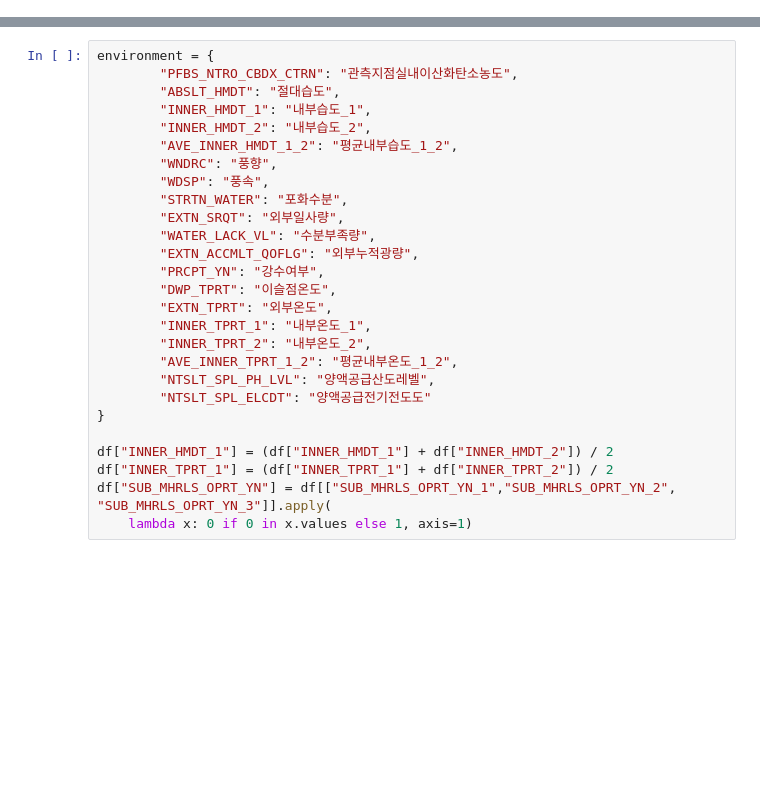
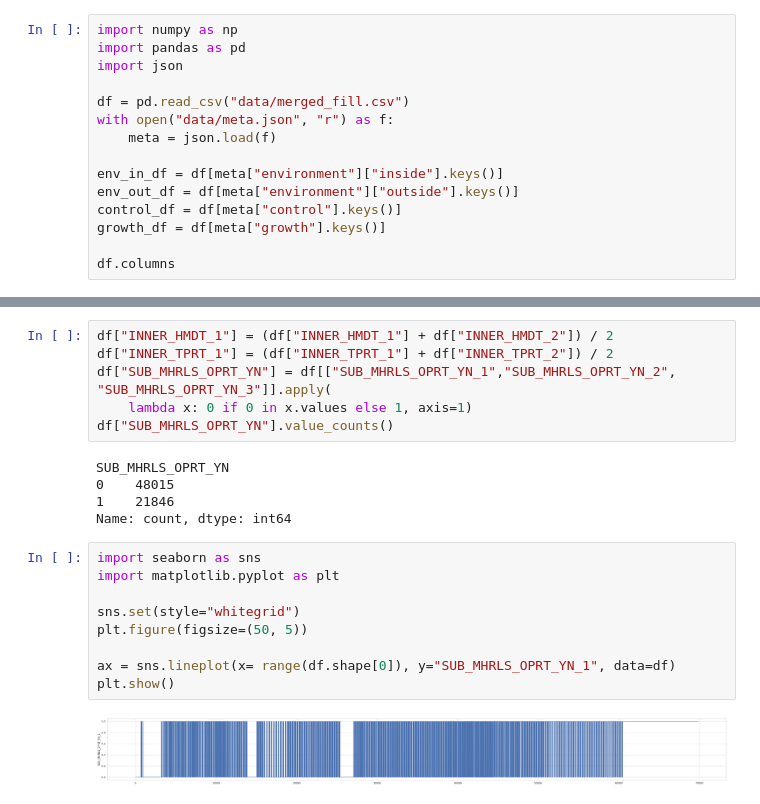
Before and after one commit to agtechresearch/tomato2023, a Jupyter notebook: src/ml/main_rl.ipynb, the cells around one changed output, grey strips where cells are left out. Drawn from its saved outputs; the diff is of its cells as text; blank space fills up the shorter version.

Commit message:
ADD: control data visualization

```diff
--- a/src/ml/main_rl.ipynb
+++ b/src/ml/main_rl.ipynb
@@ -30,0 +1,15 @@ KeyError: 'CLR_OPRT_YN_1'
+# %%
+import numpy as np
+import pandas as pd
+import json
+
+df = pd.read_csv("data/merged_fill.csv")
+with open("data/meta.json", "r") as f:
+    meta = json.load(f)
+
+env_in_df = df[meta["environment"]["inside"].keys()]
+env_out_df = df[meta["environment"]["outside"].keys()]
+control_df = df[meta["control"].keys()]
+growth_df = df[meta["growth"].keys()]
+
+df.columns
@@ -31,27 +34,22 @@ KeyError: 'CLR_OPRT_YN_1'
 # %%
-environment = {
-        "PFBS_NTRO_CBDX_CTRN": "관측지점실내이산화탄소농도",
-        "ABSLT_HMDT": "절대습도",
-        "INNER_HMDT_1": "내부습도_1",
-        "INNER_HMDT_2": "내부습도_2",
-        "AVE_INNER_HMDT_1_2": "평균내부습도_1_2",
-        "WNDRC": "풍향",
-        "WDSP": "풍속",
-        "STRTN_WATER": "포화수분",
-        "EXTN_SRQT": "외부일사량",
-        "WATER_LACK_VL": "수분부족량",
-        "EXTN_ACCMLT_QOFLG": "외부누적광량",
-        "PRCPT_YN": "강수여부",
-        "DWP_TPRT": "이슬점온도",
-        "EXTN_TPRT": "외부온도",
-        "INNER_TPRT_1": "내부온도_1",
-        "INNER_TPRT_2": "내부온도_2",
-        "AVE_INNER_TPRT_1_2": "평균내부온도_1_2",
-        "NTSLT_SPL_PH_LVL": "양액공급산도레벨",
-        "NTSLT_SPL_ELCDT": "양액공급전기전도도"
-}
-
 df["INNER_HMDT_1"] = (df["INNER_HMDT_1"] + df["INNER_HMDT_2"]) / 2
 df["INNER_TPRT_1"] = (df["INNER_TPRT_1"] + df["INNER_TPRT_2"]) / 2
 df["SUB_MHRLS_OPRT_YN"] = df[["SUB_MHRLS_OPRT_YN_1","SUB_MHRLS_OPRT_YN_2", "SUB_MHRLS_OPRT_YN_3"]].apply(
     lambda x: 0 if 0 in x.values else 1, axis=1)
+df["SUB_MHRLS_OPRT_YN"].value_counts()
+# %% [output]
+SUB_MHRLS_OPRT_YN
+0    48015
+1    21846
+Name: count, dtype: int64
+# %%
+import seaborn as sns
+import matplotlib.pyplot as plt
+
+sns.set(style="whitegrid")
+plt.figure(figsize=(50, 5))
+
+ax = sns.lineplot(x= range(df.shape[0]), y="SUB_MHRLS_OPRT_YN_1", data=df)
+plt.show()
+# %% [output]
+[figure, added]
```
Also changed, not shown: parts of 10 cells of this notebook, 2 other files.
